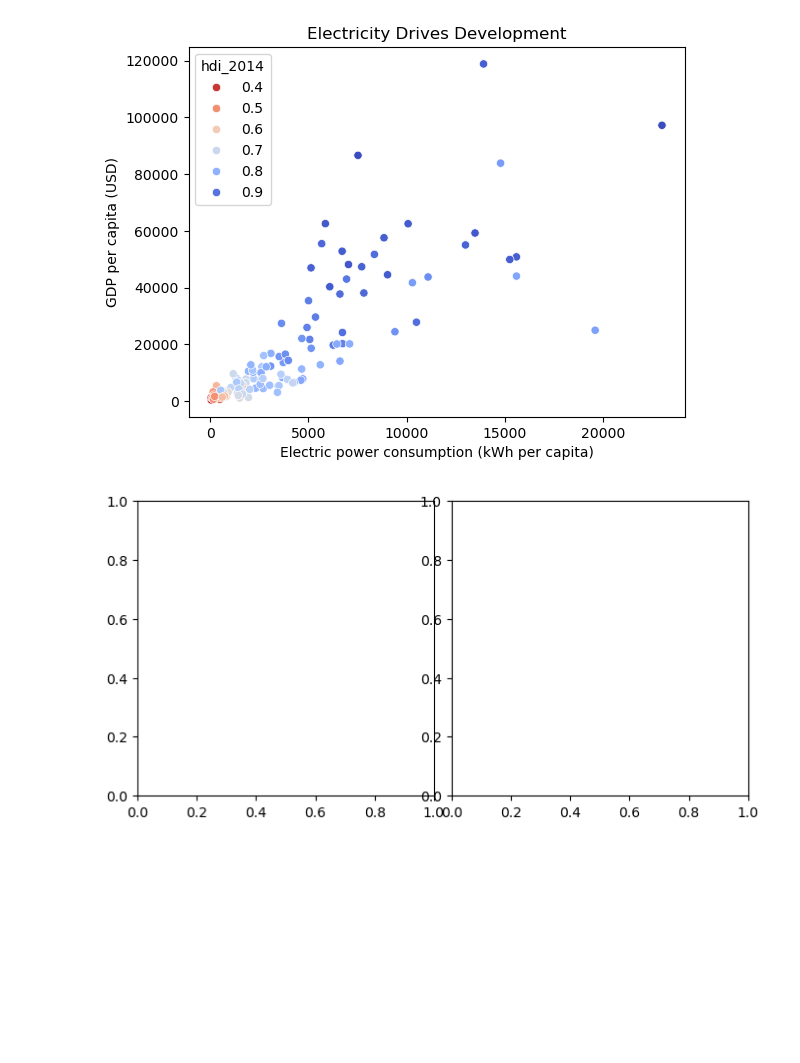
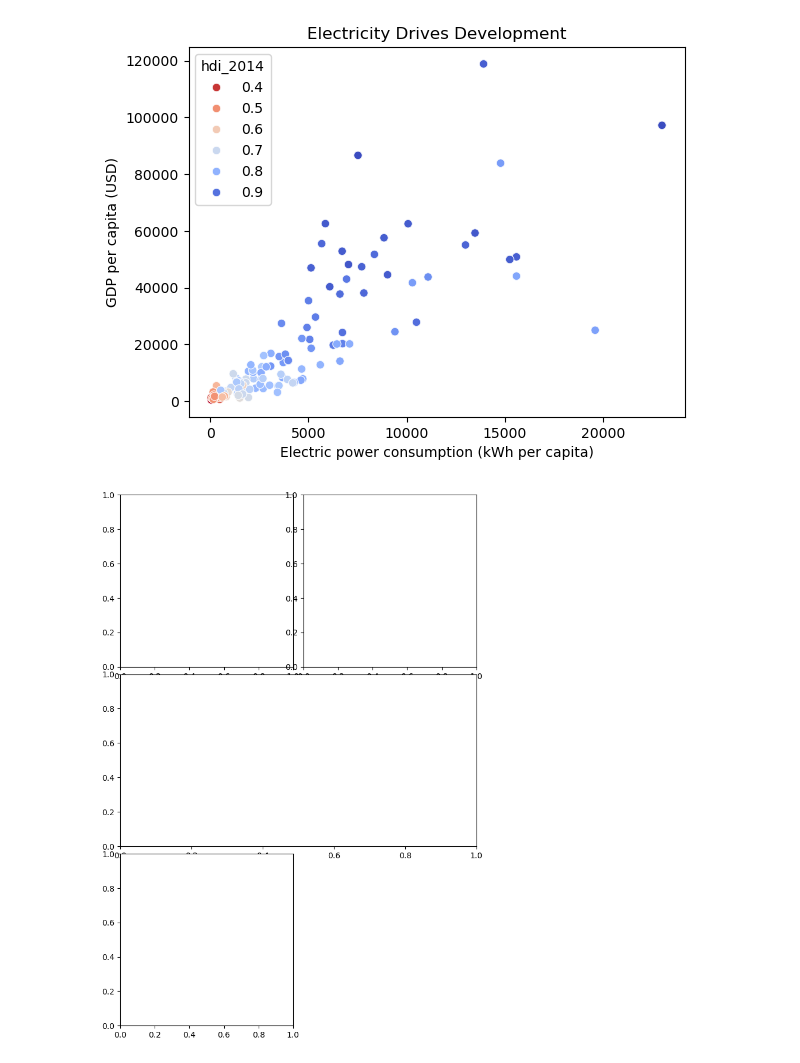
Before and after one commit to bielng/world-economic-report-Dashboard, a Jupyter notebook: main.ipynb, the cells around one changed output. Cells and saved outputs as stored; diff of their text form; code cells hidden in the pictures; blank space fills up the shorter version.

```diff
--- a/main.ipynb
+++ b/main.ipynb
@@ -376,13 +376,15 @@ sns.scatterplot(
 # %%
 import matplotlib.pyplot as plt
 import matplotlib.gridspec as gridspec
 
 fig = plt.figure(figsize=(8, 12))
 gs = gridspec.GridSpec(nrows=12, ncols=6)
 
 # add title
 ax1 = fig.add_subplot(gs[0:4, 0:3])
 ax2 = fig.add_subplot(gs[0:4, 3:6])
 ax3 = fig.add_subplot(gs[4:8, :])
+ax4 = fig.add_subplot(gs[8:12, 0:3])
+ax5 = fig.add_subplot(gs[8:12, 3:6])
 # %% [output]
-[figure, old version]
+[figure, new version]
```
